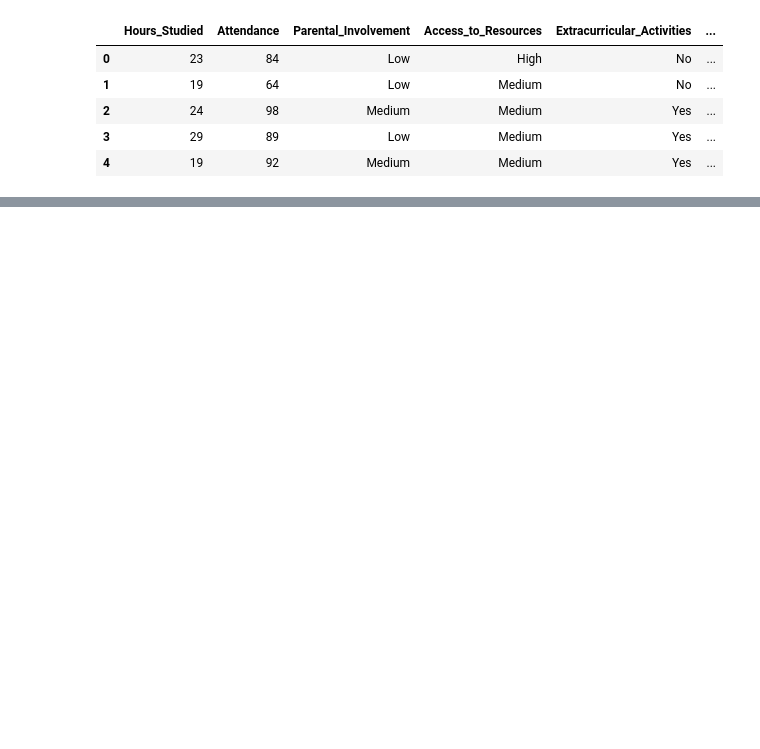
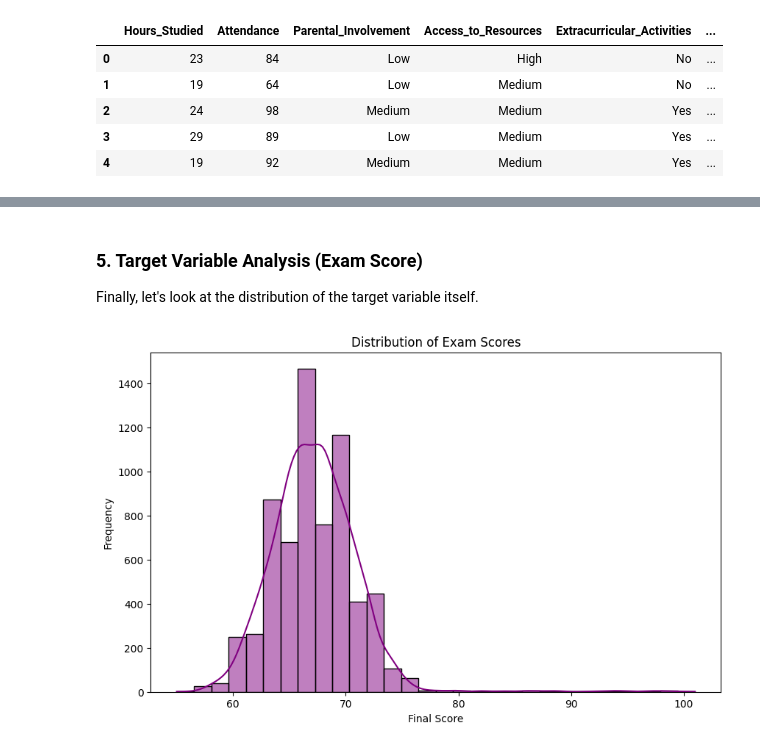
Before and after one commit to juanplima12/studentperformance, a Jupyter notebook: notebooks/analise.ipynb, the cells around one changed output, grey strips where cells are left out. Drawn from its saved outputs; the diff is of its cells as text; code cells hidden in the pictures; blank space fills up the shorter version.

```diff
--- a/notebooks/analise.ipynb
+++ b/notebooks/analise.ipynb
@@ -15,0 +227,13 @@ df.head()
+# %% [markdown]
+### 5. Target Variable Analysis (Exam Score)
+
+Finally, let's look at the distribution of the target variable itself.
+# %%
+plt.figure(figsize=(10, 6))
+sns.histplot(df['Exam_Score'], kde=True, bins=30, color='purple')
+plt.title('Distribution of Exam Scores')
+plt.xlabel('Final Score')
+plt.ylabel('Frequency')
+plt.show()
+# %% [output]
+[figure, added]
```
Also changed, not shown: parts of 25 cells of this notebook.
